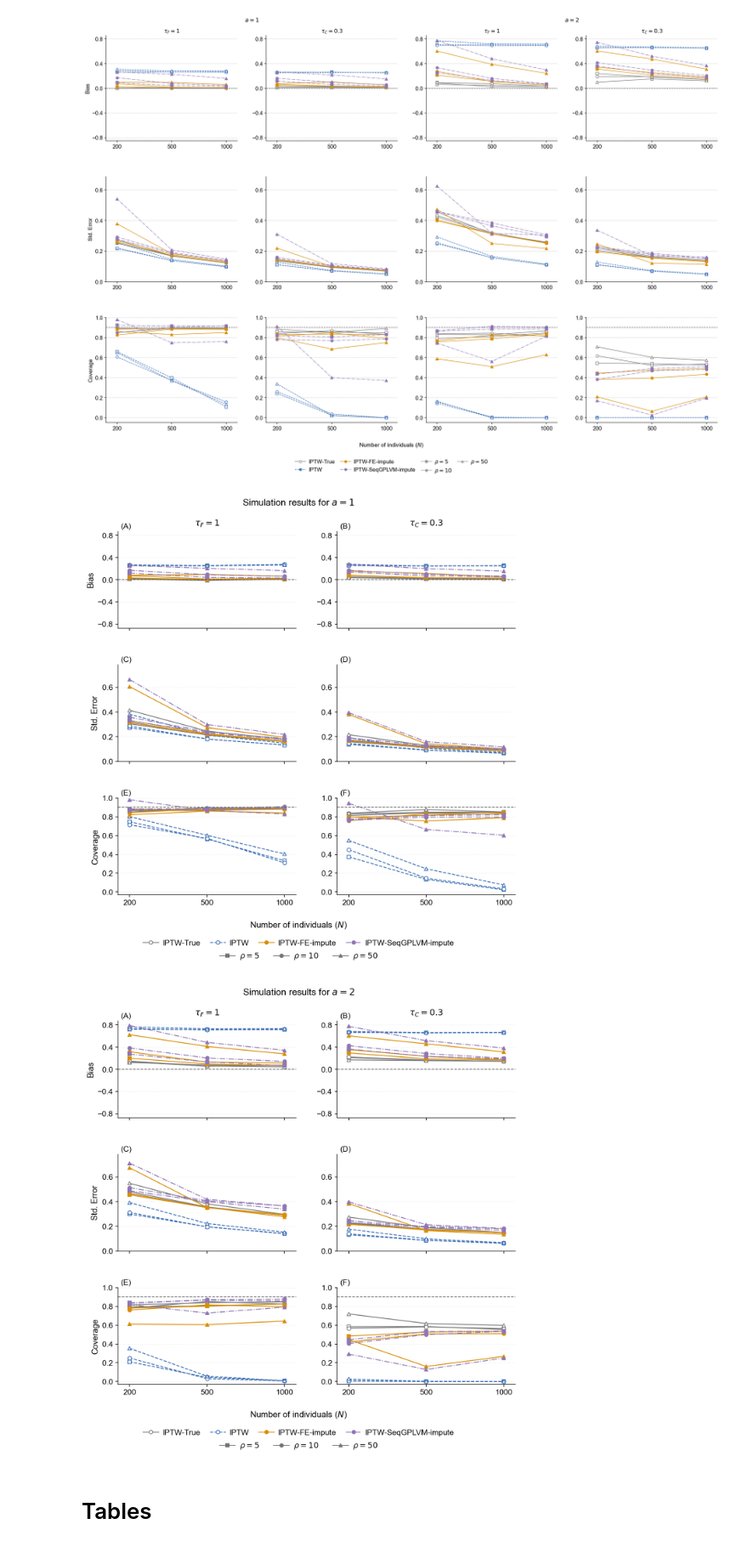
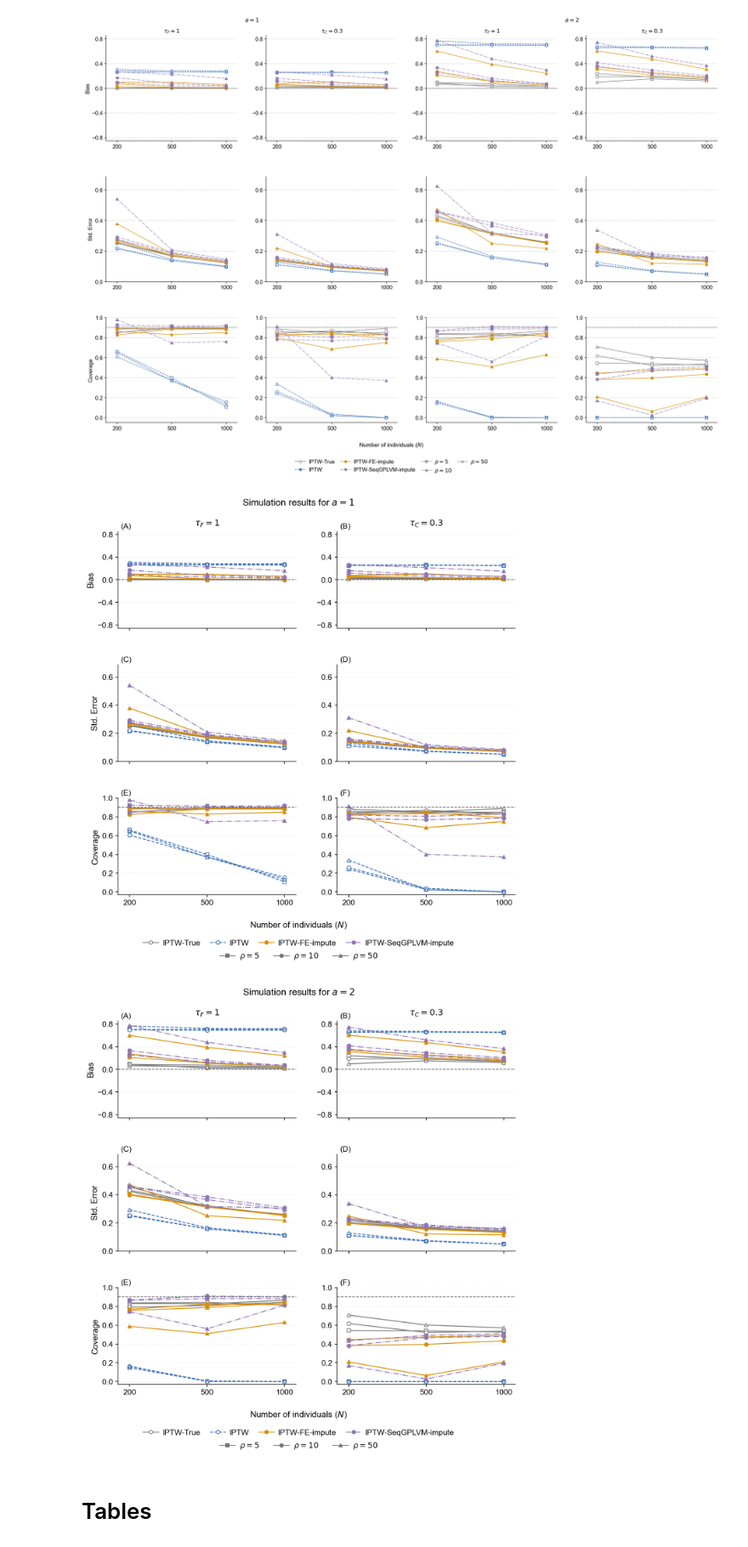
Before and after one commit to Ali-Setareh/NonLinear_FEMSM, a Jupyter notebook: notebooks/fe_msm_results.ipynb, the cells around one changed output. Shown at 85% size. Cells and saved outputs as stored; diff of their text form; code cells hidden in the pictures.

```diff
--- a/notebooks/fe_msm_results.ipynb
+++ b/notebooks/fe_msm_results.ipynb
@@ -4,6 +4,7 @@ import os
 import pandas as pd
 
 cwd = Path.cwd()
+num_cov = 2
 
 if cwd.parts[-1] != 'NonLinear_FEMSM':
     os.chdir("..")
@@ -243,7 +244,7 @@ z_90 = norm.ppf(0.95)
 # -----------------------------------
 
 #keep both a = 1 and a = 2 (only filter on p)
-dfp = df_results.loc[(df_results.p == 2)].copy()
+dfp = df_results.loc[(df_results.p == num_cov)].copy()
 dfp = dfp.drop(columns=["data_id"]).merge(
     df_seqgplvm_results,
     on=["N", "T", "a", "p", "seed"],
@@ -556,7 +557,7 @@ z_90 = norm.ppf(0.95)
 # -----------------------------------
 
 # keep both a = 1 and a = 2 (only filter on p)
-dfp = df_results.loc[(df_results.p == 4)].copy()
+dfp = df_results.loc[(df_results.p == num_cov)].copy()
 dfp = dfp.drop(columns=["data_id"]).merge(
     df_seqgplvm_results,
     on=["N", "T", "a", "p", "seed"],
@@ -855,37 +856,37 @@ def make_figure_for_a(a_val, save_path=None):
         handletextpad=0.6,
     )
 
     fig.subplots_adjust(
     left=0.10,
     right=0.98,
     top=0.93,
     bottom=0.16,
     hspace=0.38,
     wspace=0.23,
 )
 
     if save_path is not None:
         fig.savefig(save_path, bbox_inches="tight")
 
     return fig, axes
 
 # -----------------------------------
 # 4) Create one figure per a
 # -----------------------------------
 fig1, axes1 = make_figure_for_a(
     a_val=1,
-    save_path=r"g:\My Drive\Courses\MasterThesis\Code\NonLinear_FEMSM\paper\figures\build\simulation_results_a1_p4.pdf"
+    save_path=rf"g:\My Drive\Courses\MasterThesis\Code\NonLinear_FEMSM\paper\figures\build\simulation_results_a1_p{num_cov}.pdf"
 )
 
 fig2, axes2 = make_figure_for_a(
     a_val=2,
-    save_path=r"g:\My Drive\Courses\MasterThesis\Code\NonLinear_FEMSM\paper\figures\build\simulation_results_a2_p4.pdf"
+    save_path=rf"g:\My Drive\Courses\MasterThesis\Code\NonLinear_FEMSM\paper\figures\build\simulation_results_a2_p{num_cov}.pdf"
 )
 
 plt.show()
 # %% [output]
-[figure, old version]
+[figure, new version]
-[figure, old version]
+[figure, new version]
 # %% [markdown]
 # Tables
 # %%
```
Also changed, not shown: parts of 1 cell of this notebook, 19 other files.
